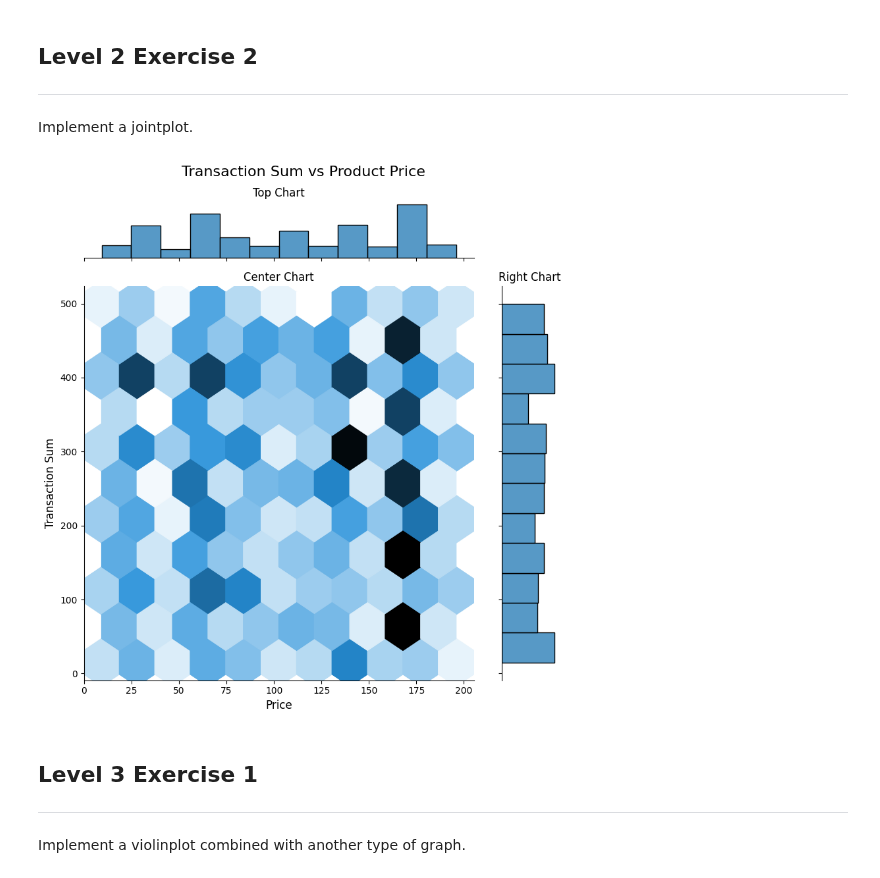
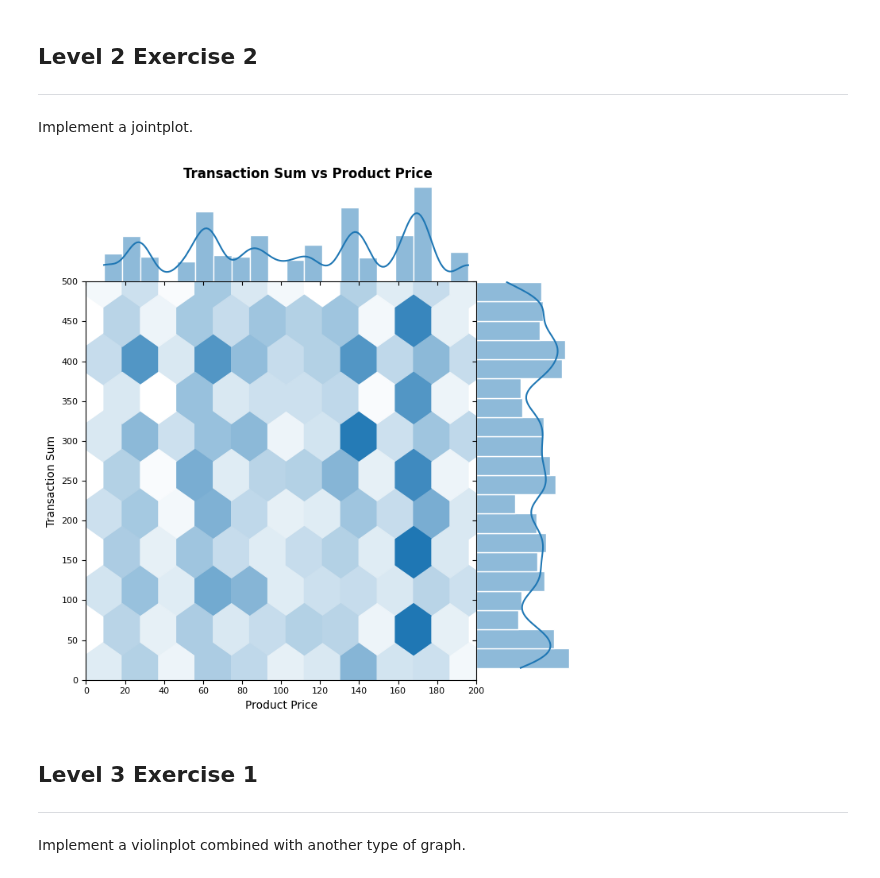
Before and after one commit to leocareer/DA_specialization, a Jupyter notebook: Sprint_08/S8_01.ipynb, the cells around one changed output. Cells and saved outputs as stored; diff of their text form; code cells hidden in the pictures.

Commit message:
sprint 8: S8_01.ipynb: plots params v1 (l2e2)

```diff
--- a/Sprint_08/S8_01.ipynb
+++ b/Sprint_08/S8_01.ipynb
@@ -440,42 +440,50 @@ Implement a jointplot.
 # %%
 df_merged = (
     df_approved.merge(
         df_transaction_items,
         left_on='id',
         right_on='transaction_id',
         how='left'
     )
     .merge(
         df_products[['id', 'price']],
         left_on='product_id',
         right_on='id',
         how='left'
     )
 )
 
+colors = [(0, 'white'), (1, 'tab:blue')]
+cmap = LinearSegmentedColormap.from_list('custom_cmap', colors)
+
 jointplot = sns.jointplot(
     x=df_merged['price'],
     y=df_merged['amount'],
     kind='hex',
-    height=8,
-    space=0.5
+    height=7,
+    ratio=4,
+    space=0,
+    xlim=(0, 200),
+    ylim=(0, 500),
+    marginal_kws=dict(bins=20, edgecolor='White', kde=True, kde_kws={'cut': 0, 'bw_adjust': 0.5}),
+    joint_kws=dict(cmap=cmap)
 )
 
 fig = jointplot.fig
 ax_marg_x = jointplot.ax_marg_x
 ax_marg_y = jointplot.ax_marg_y
 ax_joint = jointplot.ax_joint
 
-ax_marg_x.set_title('Top Chart', fontsize=12)
-ax_marg_y.set_title('Right Chart', fontsize=12)
-ax_joint.set_title('Center Chart', fontsize=12)
-ax_joint.set_xlabel('Price', fontsize=12)
-ax_joint.set_ylabel('Transaction Sum', fontsize=12)
-fig.suptitle('Transaction Sum vs Product Price', y=1.05, fontsize=16)
+fig.suptitle('Transaction Sum vs Product Price', fontweight='bold', verticalalignment='bottom')
+ax_joint.set_xlabel('Product Price')
+ax_joint.set_ylabel('Transaction Sum')
+ax_joint.set_xticks(range(0, 201, 20))
+ax_joint.set_yticks(range(0, 501, 50))
+ax_joint.tick_params(labelsize=8)
 
 plt.show()
 # %% [output]
-[figure, old version]
+[figure, new version]
 # %% [markdown]
 ## Level 3 Exercise 1
 ---
```
